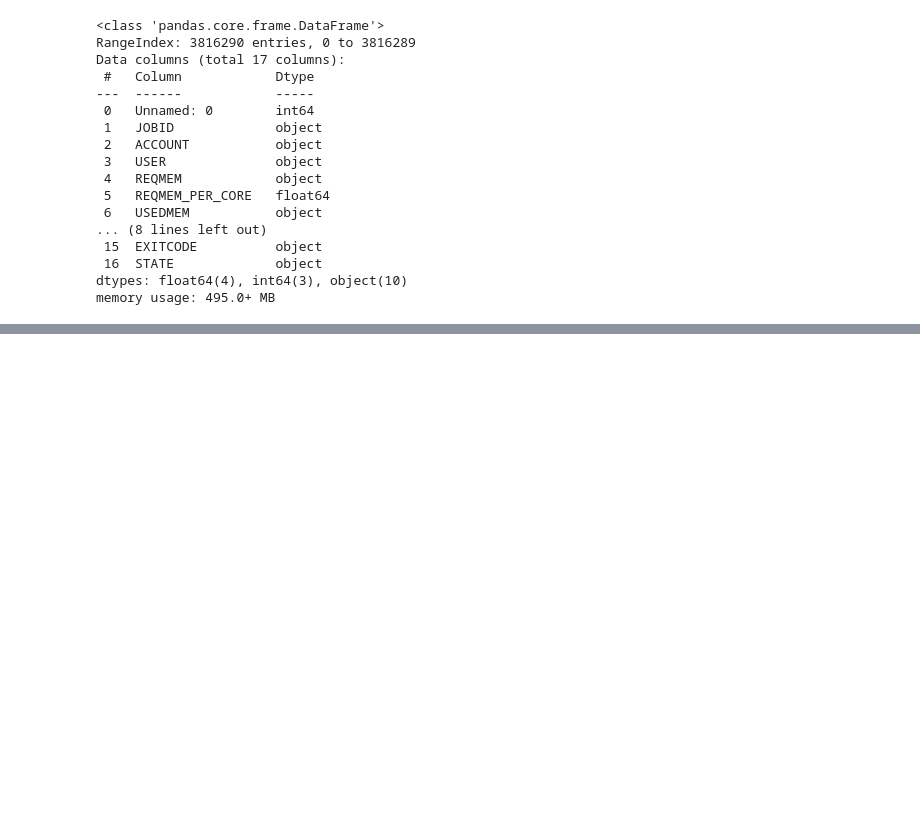
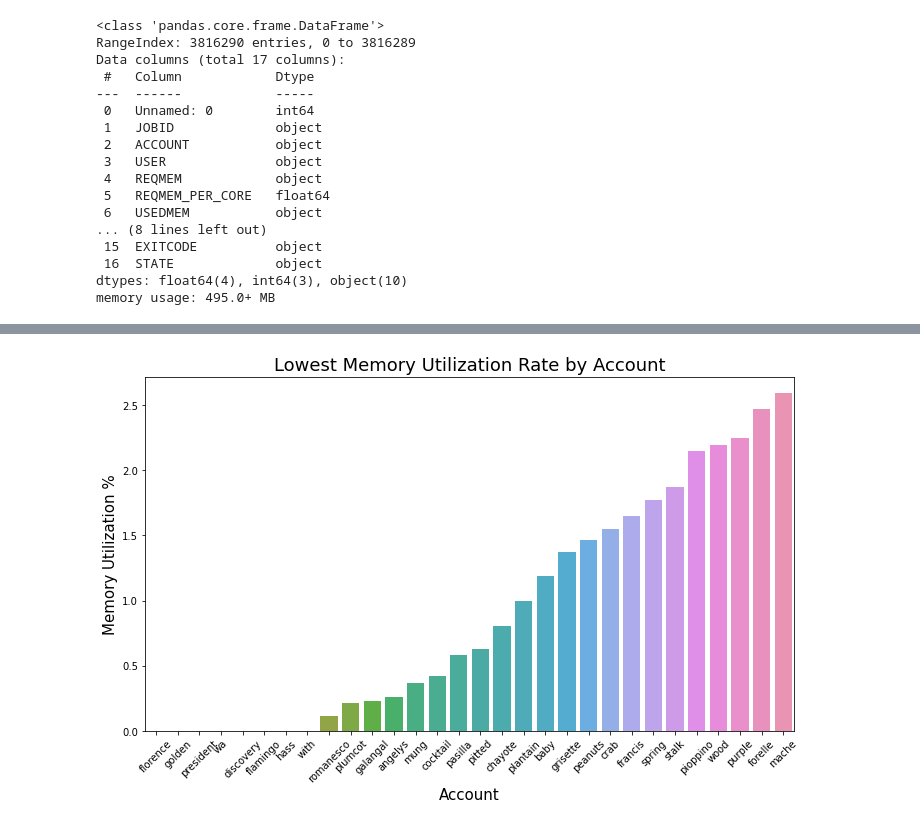
Before and after one commit to nss-data-science-cohort-4/dq2-accre-valkyries, a Jupyter notebook: notebooks/vai-02_dq2-accre-analysis-memory-usage.ipynb, the cells around one changed output, grey strips where cells are left out. Saved outputs shown, nothing was run; the diff lists cells and outputs as text; code cells hidden in the pictures; blank space fills up the shorter version.

```diff
--- a/notebooks/vai-02_dq2-accre-analysis-memory-usage.ipynb
+++ b/notebooks/vai-02_dq2-accre-analysis-memory-usage.ipynb
@@ -70,0 +227,2 @@ accre_mem_use.groupby(['ACCOUNT', 'USER'])
+# %%
+accre_grouped_by_account_sorted['USEDMEM_QNTL'] = pd.qcut(accre_grouped_by_account_sorted['USEDMEM_PCT'], q=5)
@@ -70,0 +238,6 @@ accre_mem_use.groupby(['ACCOUNT', 'USER'])
+# %%
+bin_labels_5 = ['QNT1', 'QNT2', 'QNT3', 'QNT4', 'QNT5']
+accre_grouped_by_account_sorted['USEDMEM_QNTL'] = pd.qcut(accre_grouped_by_account_sorted['USEDMEM_PCT'],
+                              q=[0, .2, .4, .6, .8, 1],
+                              labels=bin_labels_5)
+accre_grouped_by_account_sorted.head()
@@ -70,0 +262,15 @@ accre_mem_use.groupby(['ACCOUNT', 'USER'])
+# %%
+accre_bottom_20_pct_groups = accre_grouped_by_account_sorted[accre_grouped_by_account_sorted['USEDMEM_QNTL'] == 'QNT1']
+# %%
+plt.figure(figsize=(10,6))
+# make barplot
+sns.barplot(x='ACCOUNT', y='USEDMEM_PCT', data=accre_bottom_20_pct_groups)
+# set labels
+plt.xlabel('Account', size=15)
+plt.ylabel('Memory Utilization %', size=15)
+plt.title('Lowest Memory Utilization Rate by Account', size=18)
+plt.tight_layout()
+plt.xticks(rotation=45);
+# plt.savefig("barplot_Seaborn_Python.png", dpi=100)
+# %% [output]
+[figure, added]
```
Also changed, not shown: parts of 37 cells of this notebook, 1 other file.
